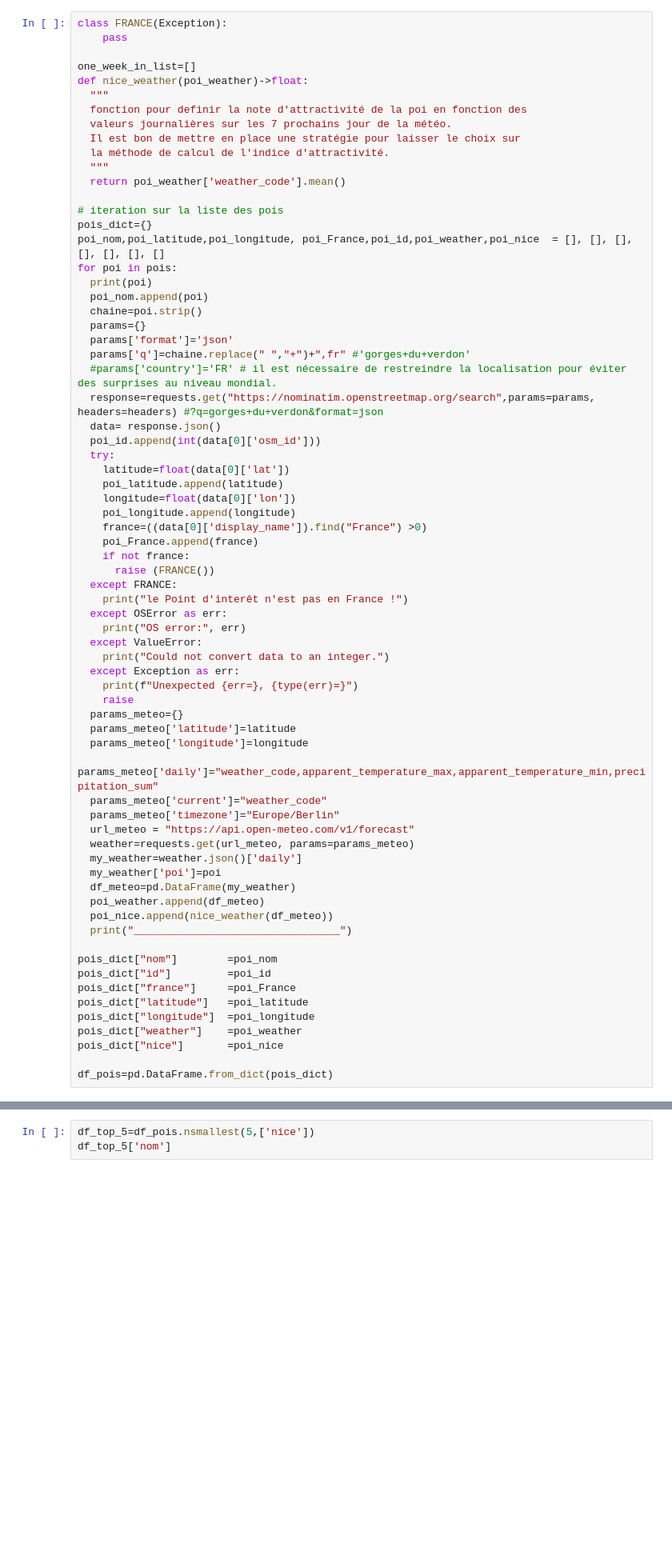
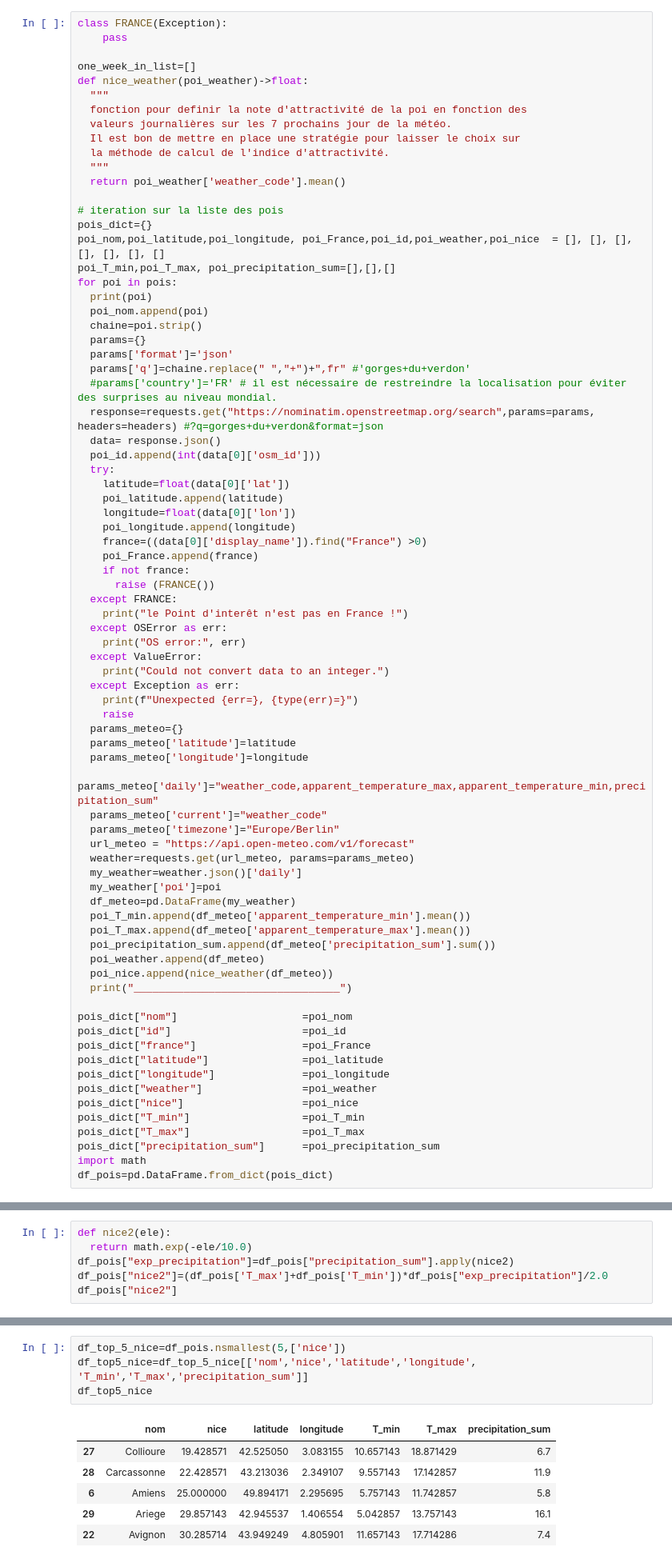
Before and after one commit to pradelf/kayak, a Jupyter notebook: 01_Plan_your_trip_with_Kayak_FPr.ipynb, the cells around one changed output, grey strips where cells are left out. Shown at 80% size. Drawn from its saved outputs; the diff is of its cells as text; blank space fills up the shorter version.

```diff
--- a/01_Plan_your_trip_with_Kayak_FPr.ipynb
+++ b/01_Plan_your_trip_with_Kayak_FPr.ipynb
@@ -293,6 +321,7 @@ def nice_weather(poi_weather)->float:
 # iteration sur la liste des pois
 pois_dict={}
 poi_nom,poi_latitude,poi_longitude, poi_France,poi_id,poi_weather,poi_nice  = [], [], [], [], [], [], []
+poi_T_min,poi_T_max, poi_precipitation_sum=[],[],[]
 for poi in pois:
   print(poi)
   poi_nom.append(poi)
@@ -333,16 +362,22 @@ for poi in pois:
   my_weather=weather.json()['daily']
   my_weather['poi']=poi
   df_meteo=pd.DataFrame(my_weather)
+  poi_T_min.append(df_meteo['apparent_temperature_min'].mean())
+  poi_T_max.append(df_meteo['apparent_temperature_max'].mean())
+  poi_precipitation_sum.append(df_meteo['precipitation_sum'].sum())
   poi_weather.append(df_meteo)
   poi_nice.append(nice_weather(df_meteo))
   print("_________________________________")
 
-pois_dict["nom"]        =poi_nom
-pois_dict["id"]         =poi_id
-pois_dict["france"]     =poi_France
-pois_dict["latitude"]   =poi_latitude
-pois_dict["longitude"]  =poi_longitude
-pois_dict["weather"]    =poi_weather
-pois_dict["nice"]       =poi_nice
-
+pois_dict["nom"]                    =poi_nom
+pois_dict["id"]                     =poi_id
+pois_dict["france"]                 =poi_France
+pois_dict["latitude"]               =poi_latitude
+pois_dict["longitude"]              =poi_longitude
+pois_dict["weather"]                =poi_weather
+pois_dict["nice"]                   =poi_nice
+pois_dict["T_min"]                  =poi_T_min
+pois_dict["T_max"]                  =poi_T_max
+pois_dict["precipitation_sum"]      =poi_precipitation_sum
+import math
 df_pois=pd.DataFrame.from_dict(pois_dict)
@@ -348,0 +402,6 @@ df_pois=pd.DataFrame.from_dict(pois_dict)
+# %%
+def nice2(ele):
+  return math.exp(-ele/10.0)
+df_pois["exp_precipitation"]=df_pois["precipitation_sum"].apply(nice2)
+df_pois["nice2"]=(df_pois['T_max']+df_pois['T_min'])*df_pois["exp_precipitation"]/2.0
+df_pois["nice2"]
@@ -609,4 +875,12 @@ fig.show()
 # %%
-df_top_5=df_pois.nsmallest(5,['nice'])
-df_top_5['nom']
+df_top_5_nice=df_pois.nsmallest(5,['nice'])
+df_top5_nice=df_top_5_nice[['nom','nice','latitude','longitude', 'T_min','T_max','precipitation_sum']]
+df_top5_nice
+# %% [output]
+|  | nom | nice | latitude | longitude | T_min | T_max | precipitation_sum |
+| 27 | Collioure | 19.428571 | 42.525050 | 3.083155 | 10.657143 | 18.871429 | 6.7 |
+| 28 | Carcassonne | 22.428571 | 43.213036 | 2.349107 | 9.557143 | 17.142857 | 11.9 |
+| 6 | Amiens | 25.000000 | 49.894171 | 2.295695 | 5.757143 | 11.742857 | 5.8 |
+| 29 | Ariege | 29.857143 | 42.945537 | 1.406554 | 5.042857 | 13.757143 | 16.1 |
+| 22 | Avignon | 30.285714 | 43.949249 | 4.805901 | 11.657143 | 17.714286 | 7.4 |
 # %%
```
Also changed, not shown: parts of 33 cells of this notebook, 3 other files.
